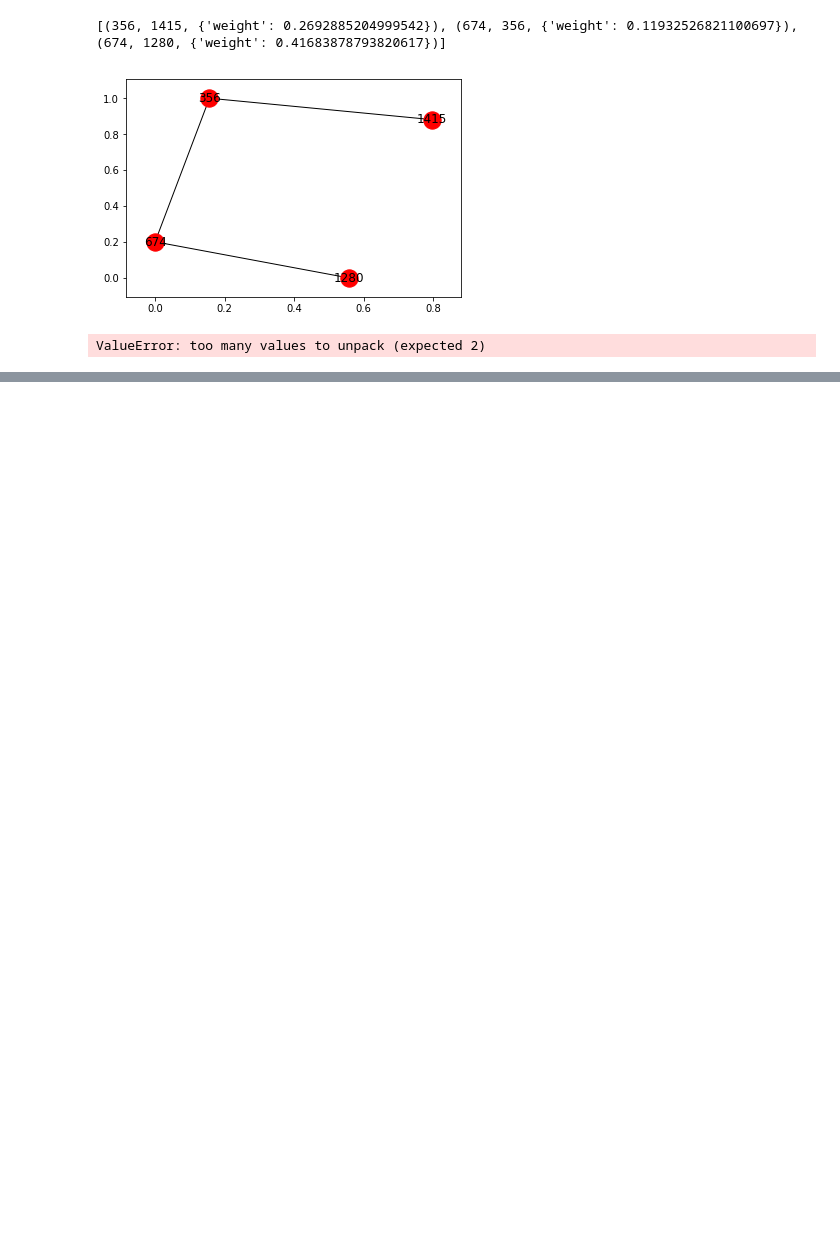
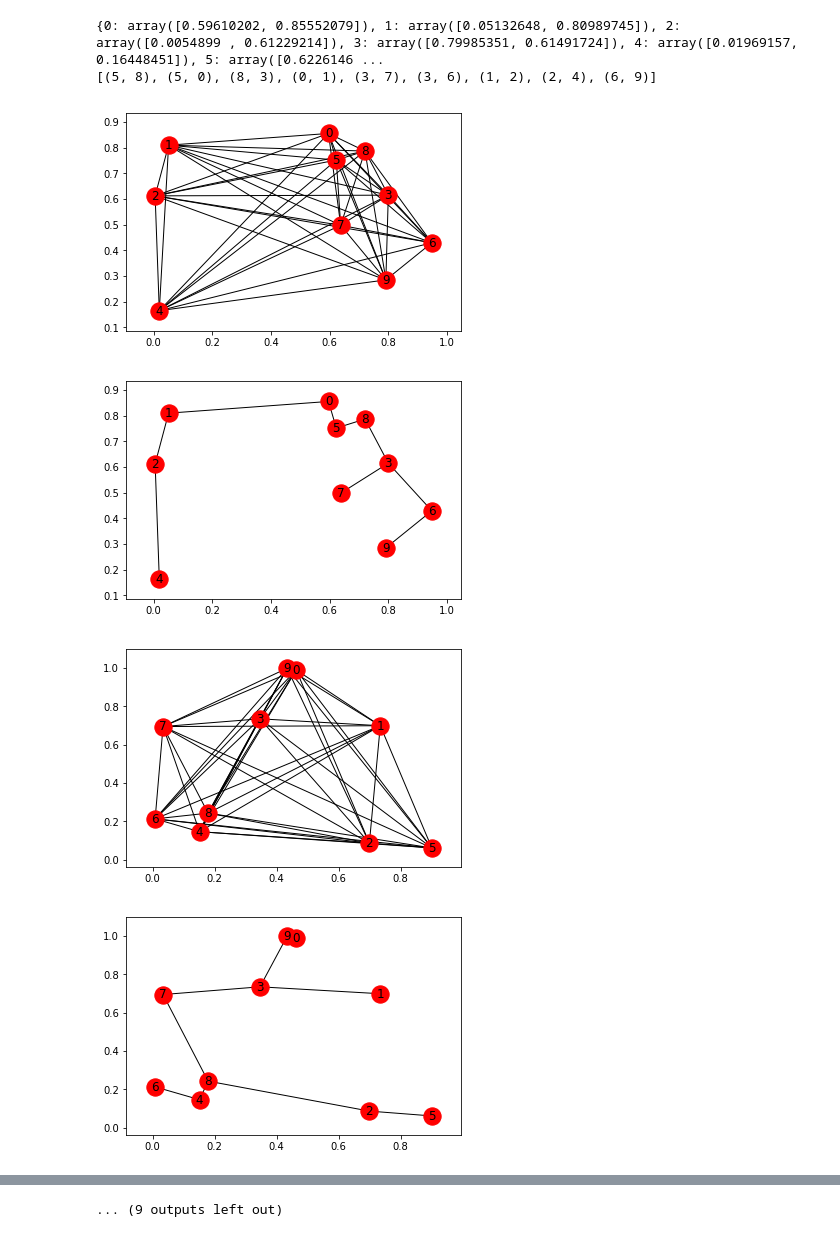
Before and after one commit to BrandonKates/graph-generation, a Jupyter notebook: Generate Graphs.ipynb, the cells around one changed output, grey strips where cells are left out. Saved outputs shown, nothing was run; the diff lists cells and outputs as text; code cells hidden in the pictures; blank space fills up the shorter version.

Commit message:
generate graphs

```diff
--- a/Generate Graphs.ipynb
+++ b/Generate Graphs.ipynb
@@ -44,17 +17,0 @@ print(sorted(sample_graph.edges(data=True)))
-# %%
-T = nx.minimum_spanning_tree(sample_graph)
-print(sorted(T.edges(data=True)))
-# %% [output]
-[(356, 1415, {'weight': 0.2692885204999542}), (674, 356, {'weight': 0.11932526821100697}), (674, 1280, {'weight': 0.41683878793820617})]
-# %%
-%matplotlib inline
-nx.drawing.nx_pylab.draw_networkx(T)
-# %% [output]
-[figure, removed]
-# %%
-%matplotlib inline
-import generate_graphs
-args = generate_graphs.Args()
-graphs, spanning_trees = generate_graphs.create(args)
-# %% [output]
-ValueError: too many values to unpack (expected 2)
@@ -63,0 +20,16 @@ T.
+# %%
+args = Args()
+graphs, msts, poses = create(args)
+i = 0
+G = graphs[i]
+T = msts[i]
+print(poses[i])
+print(T.edges())
+plot(graphs,msts,poses)
+# %% [output]
+{0: array([0.59610202, 0.85552079]), 1: array([0.05132648, 0.80989745]), 2: array([0.0054899 , 0.61229214]), 3: array([0.79985351, 0.61491724]), 4: array([0.01969157, 0.16448451]), 5: array([0.6226146 ...
+[(5, 8), (5, 0), (8, 3), (0, 1), (3, 7), (3, 6), (1, 2), (2, 4), (6, 9)]
+[figure, added]
+[figure, added]
+[figure, added]
+[figure, added]
@@ -63,0 +43 @@ T.
+... (9 outputs left out)
```
Also changed, not shown: parts of 20 cells of this notebook, 1 other file.
